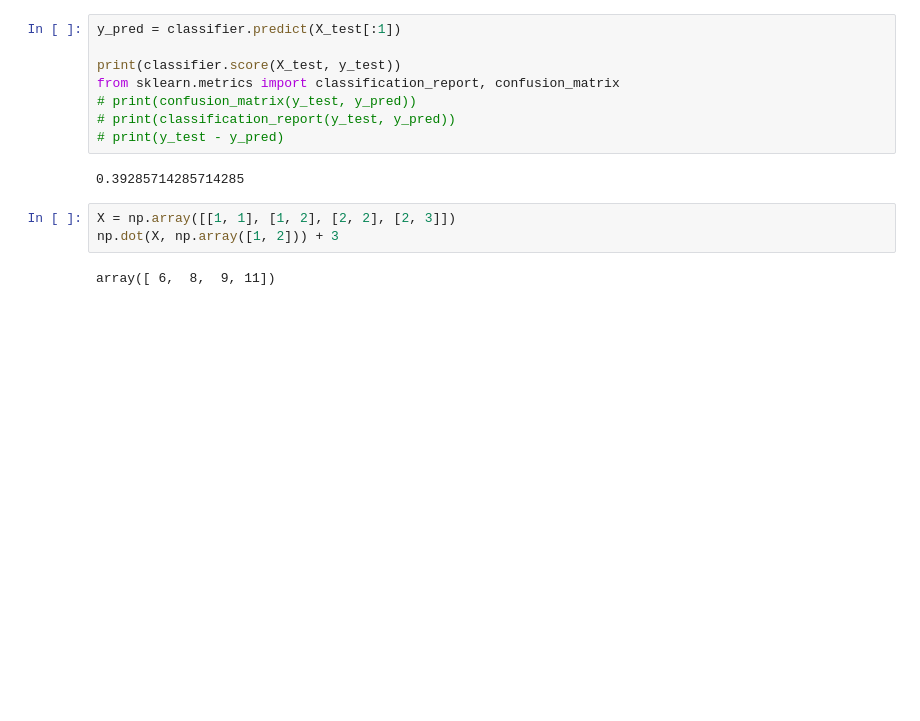
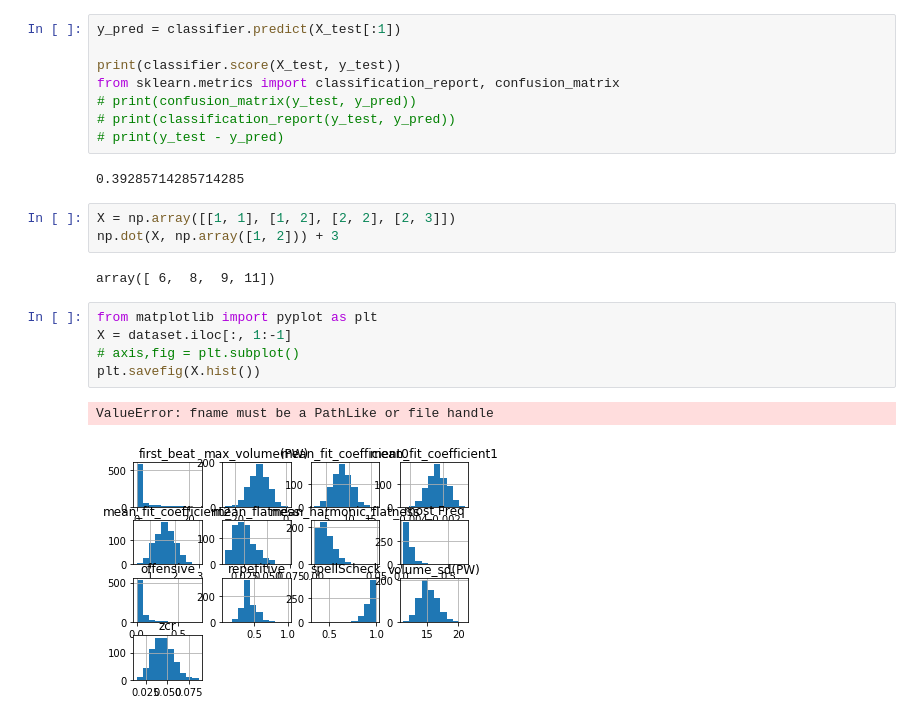
Before and after one commit to Yishaiaz/MigHtyFi, a Jupyter notebook: testAndTryoutsNotebook.ipynb, the cells around one changed output. Drawn from its saved outputs; the diff is of its cells as text; blank space fills up the shorter version.

```diff
--- a/testAndTryoutsNotebook.ipynb
+++ b/testAndTryoutsNotebook.ipynb
@@ -103,3 +103,11 @@ X = np.array([[1, 1], [1, 2], [2, 2], [2, 3]])
 np.dot(X, np.array([1, 2])) + 3
 # %% [output]
 array([ 6,  8,  9, 11])
+# %%
+from matplotlib import pyplot as plt
+X = dataset.iloc[:, 1:-1]
+# axis,fig = plt.subplot()
+plt.savefig(X.hist())
+# %% [output]
+ValueError: fname must be a PathLike or file handle
+[figure, added]
```
Also changed, not shown: 1 other file.
